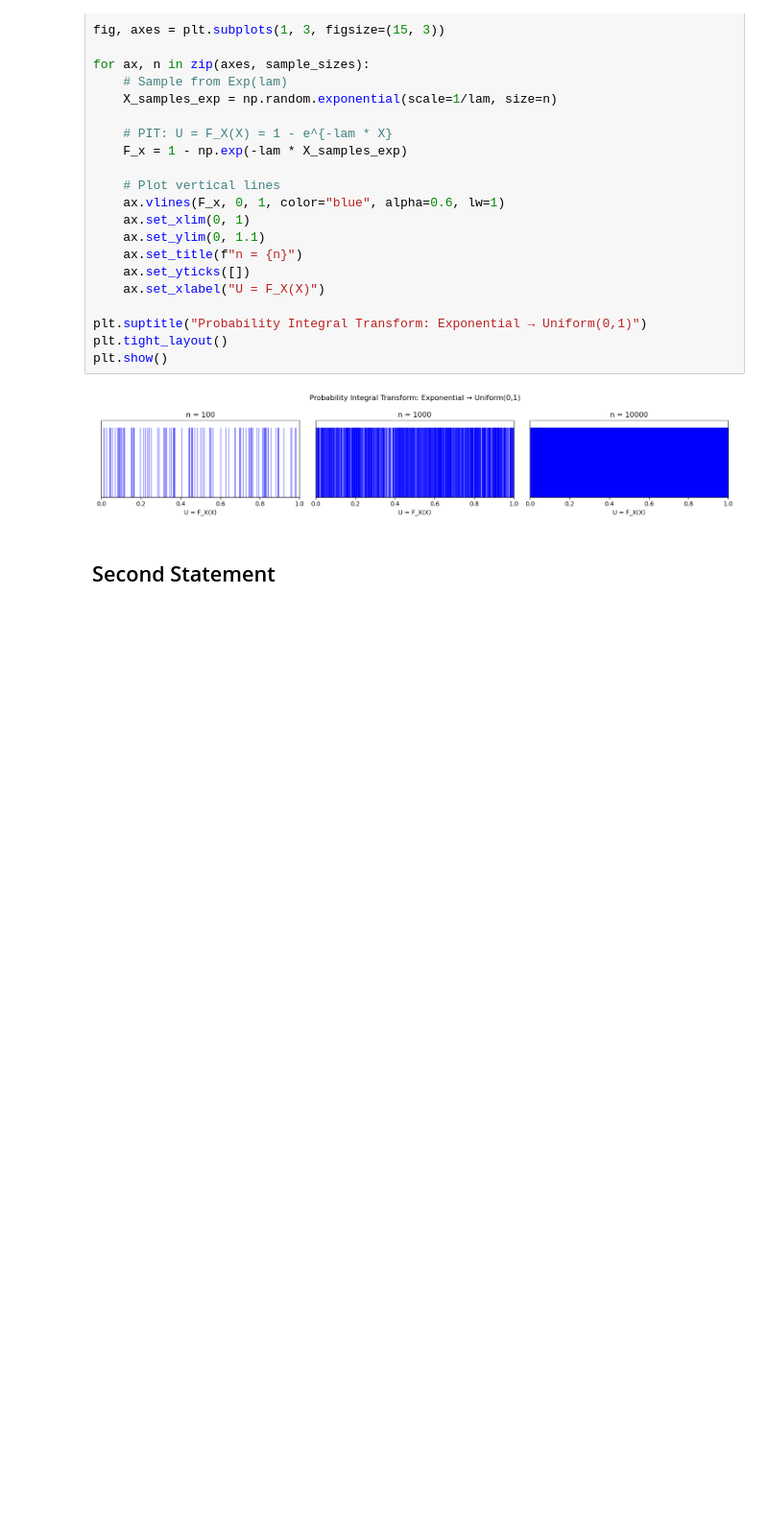
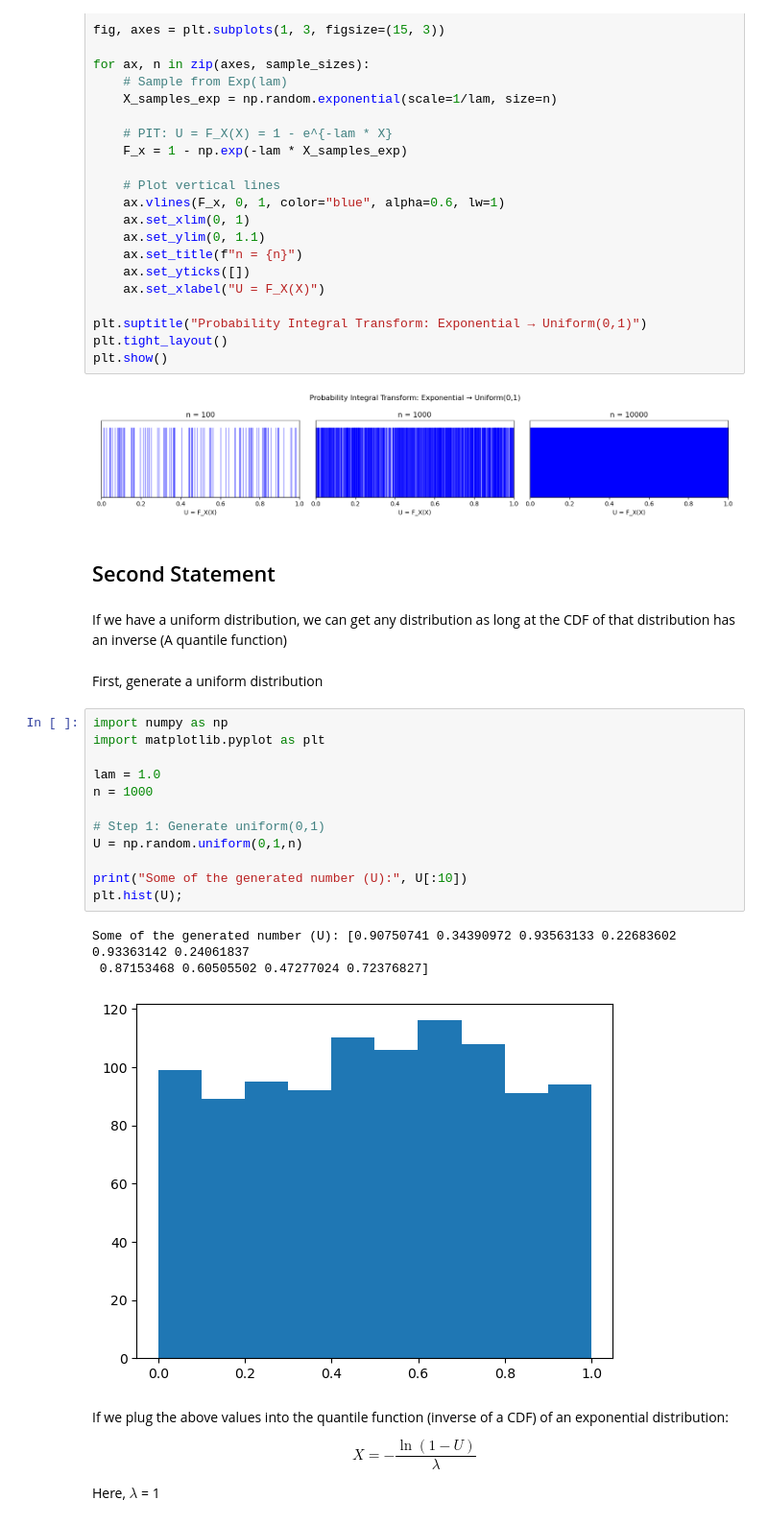
Before and after one commit to QueensleyC/stat5430project, a Jupyter notebook: notebooks/probability-integral-transform.ipynb, the cells around one changed output. Shown at 96% size. Drawn from its saved outputs; the diff is of its cells as text; blank space fills up the shorter version.

```diff
--- a/notebooks/probability-integral-transform.ipynb
+++ b/notebooks/probability-integral-transform.ipynb
@@ -108,3 +109,31 @@ plt.show()
 [figure]
 # %% [markdown]
 ## Second Statement
+# %% [markdown]
+If we have a uniform distribution, we can get any distribution as long at the CDF of that distribution has an inverse (A quantile function)
+# %% [markdown]
+First, generate a uniform distribution
+# %%
+import numpy as np
+import matplotlib.pyplot as plt
+
+lam = 1.0
+n = 1000
+
+# Step 1: Generate uniform(0,1)
+U = np.random.uniform(0,1,n)
+
+print("Some of the generated number (U):", U[:10])
+plt.hist(U);
+# %% [output]
+Some of the generated number (U): [0.90750741 0.34390972 0.93563133 0.22683602 0.93363142 0.24061837
+ 0.87153468 0.60505502 0.47277024 0.72376827]
+[figure, added]
+# %% [markdown]
+If we plug the above values into the quantile function (inverse of a CDF) of an exponential distribution:
+
+$$
+X = -\frac{\ln(1 - U)}{\lambda}
+$$
+
+Here, $\lambda$ = 1
```
Also changed, not shown: parts of 7 cells of this notebook, 1 other file.
